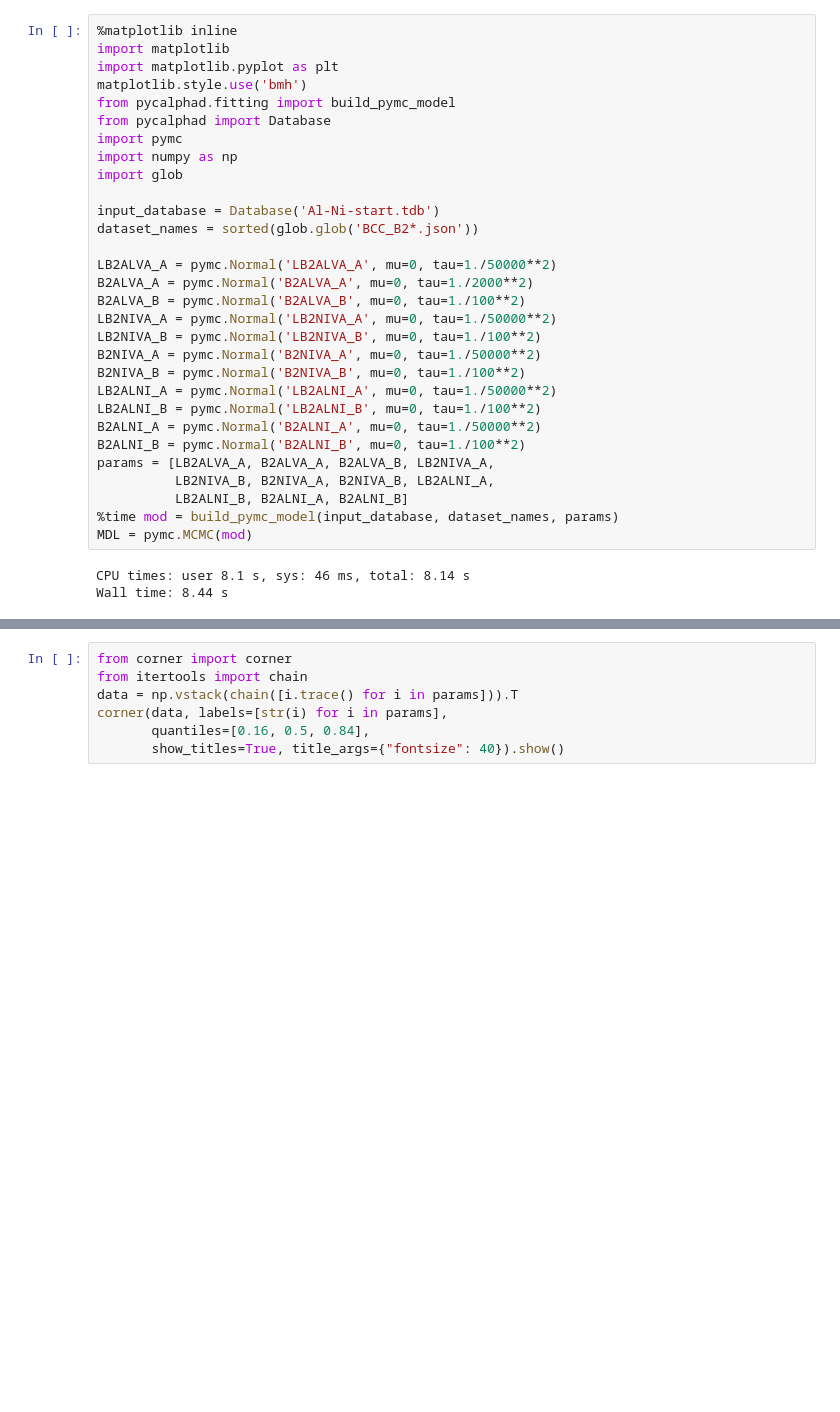
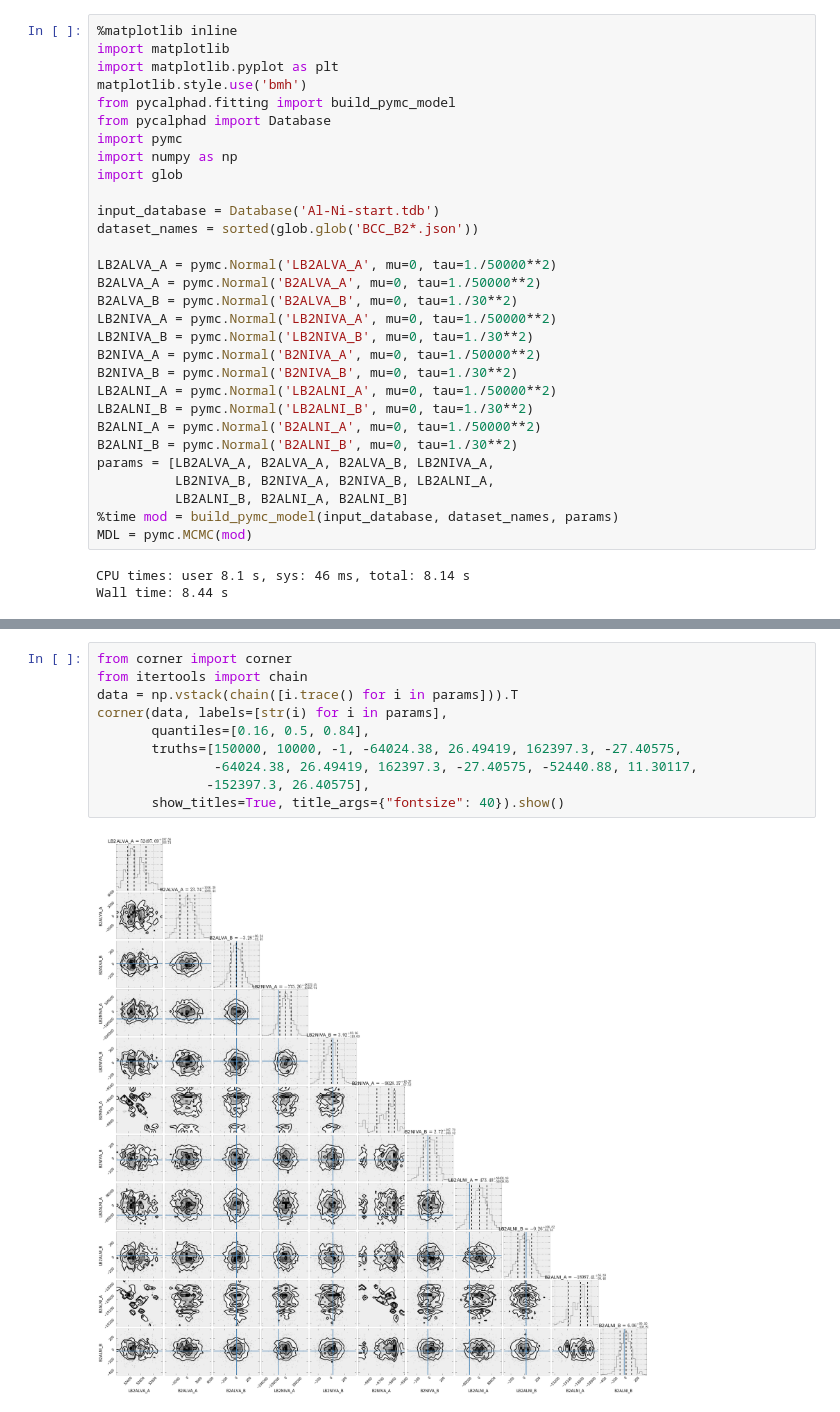
Before and after one commit to PhasesResearchLab/ESPEI, a Jupyter notebook: Al-Ni/Al-Ni-B2.ipynb, the cells around one changed output, grey strips where cells are left out. Drawn from its saved outputs; the diff is of its cells as text; blank space fills up the shorter version.

```diff
--- a/Al-Ni/Al-Ni-B2.ipynb
+++ b/Al-Ni/Al-Ni-B2.ipynb
@@ -13,16 +13,16 @@ input_database = Database('Al-Ni-start.tdb')
 dataset_names = sorted(glob.glob('BCC_B2*.json'))
 
 LB2ALVA_A = pymc.Normal('LB2ALVA_A', mu=0, tau=1./50000**2)
-B2ALVA_A = pymc.Normal('B2ALVA_A', mu=0, tau=1./2000**2)
-B2ALVA_B = pymc.Normal('B2ALVA_B', mu=0, tau=1./100**2)
+B2ALVA_A = pymc.Normal('B2ALVA_A', mu=0, tau=1./50000**2)
+B2ALVA_B = pymc.Normal('B2ALVA_B', mu=0, tau=1./30**2)
 LB2NIVA_A = pymc.Normal('LB2NIVA_A', mu=0, tau=1./50000**2)
-LB2NIVA_B = pymc.Normal('LB2NIVA_B', mu=0, tau=1./100**2)
+LB2NIVA_B = pymc.Normal('LB2NIVA_B', mu=0, tau=1./30**2)
 B2NIVA_A = pymc.Normal('B2NIVA_A', mu=0, tau=1./50000**2)
-B2NIVA_B = pymc.Normal('B2NIVA_B', mu=0, tau=1./100**2)
+B2NIVA_B = pymc.Normal('B2NIVA_B', mu=0, tau=1./30**2)
 LB2ALNI_A = pymc.Normal('LB2ALNI_A', mu=0, tau=1./50000**2)
-LB2ALNI_B = pymc.Normal('LB2ALNI_B', mu=0, tau=1./100**2)
+LB2ALNI_B = pymc.Normal('LB2ALNI_B', mu=0, tau=1./30**2)
 B2ALNI_A = pymc.Normal('B2ALNI_A', mu=0, tau=1./50000**2)
-B2ALNI_B = pymc.Normal('B2ALNI_B', mu=0, tau=1./100**2)
+B2ALNI_B = pymc.Normal('B2ALNI_B', mu=0, tau=1./30**2)
 params = [LB2ALVA_A, B2ALVA_A, B2ALVA_B, LB2NIVA_A,
           LB2NIVA_B, B2NIVA_A, B2NIVA_B, LB2ALNI_A,
           LB2ALNI_B, B2ALNI_A, B2ALNI_B]
@@ -42,7 +73,12 @@ pymc.Matplot.summary_plot(params)
 # %%
 from corner import corner
 from itertools import chain
 data = np.vstack(chain([i.trace() for i in params])).T
 corner(data, labels=[str(i) for i in params],
        quantiles=[0.16, 0.5, 0.84],
+       truths=[150000, 10000, -1, -64024.38, 26.49419, 162397.3, -27.40575,
+               -64024.38, 26.49419, 162397.3, -27.40575, -52440.88, 11.30117,
+              -152397.3, 26.40575],
        show_titles=True, title_args={"fontsize": 40}).show()
+# %% [output]
+[figure, added]
```
Also changed, not shown: parts of 3 cells of this notebook.
